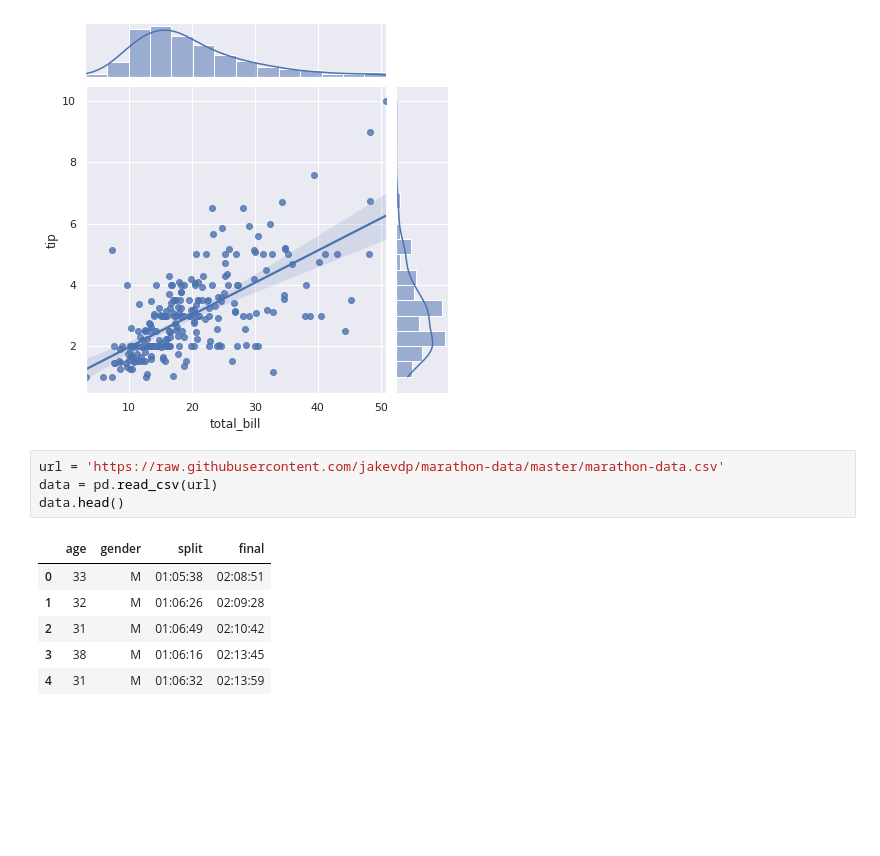
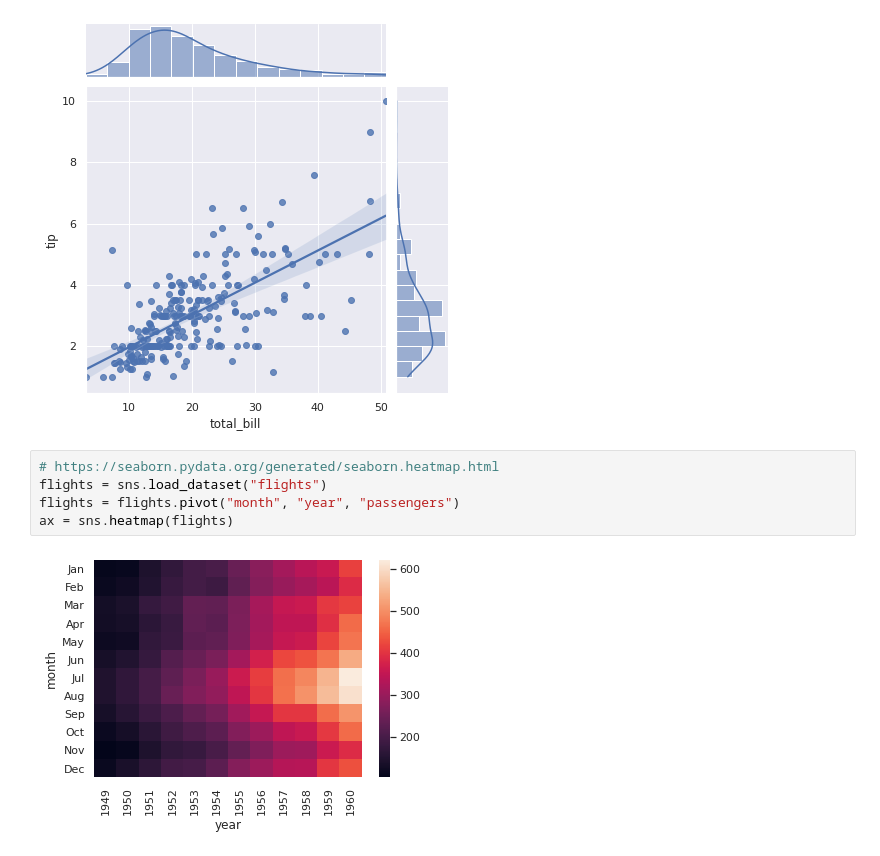
Before and after one commit to RedOx22/real-world-machine-learning, a Jupyter notebook: Visualization with Seaborn.ipynb, the cells around one changed output. Saved outputs shown, nothing was run; the diff lists cells and outputs as text; blank space fills up the shorter version.

```diff
--- a/Visualization with Seaborn.ipynb
+++ b/Visualization with Seaborn.ipynb
@@ -78,14 +78,10 @@ sns.jointplot("total_bill", "tip", data=tips, kind='reg');
 [interactive output not drawn]
 [interactive output not drawn]
 [figure]
-# %%
-url = 'https://raw.githubusercontent.com/jakevdp/marathon-data/master/marathon-data.csv'
-data = pd.read_csv(url)
-data.head()
-# %% [output]
-|  | age | gender | split | final |
-| 0 | 33 | M | 01:05:38 | 02:08:51 |
-| 1 | 32 | M | 01:06:26 | 02:09:28 |
-| 2 | 31 | M | 01:06:49 | 02:10:42 |
-| 3 | 38 | M | 01:06:16 | 02:13:45 |
-| 4 | 31 | M | 01:06:32 | 02:13:59 |
+# %%
+# https://seaborn.pydata.org/generated/seaborn.heatmap.html
+flights = sns.load_dataset("flights")
+flights = flights.pivot("month", "year", "passengers")
+ax = sns.heatmap(flights)
+# %% [output]
+[figure, added]
```
Also changed, not shown: parts of 2 cells of this notebook.
